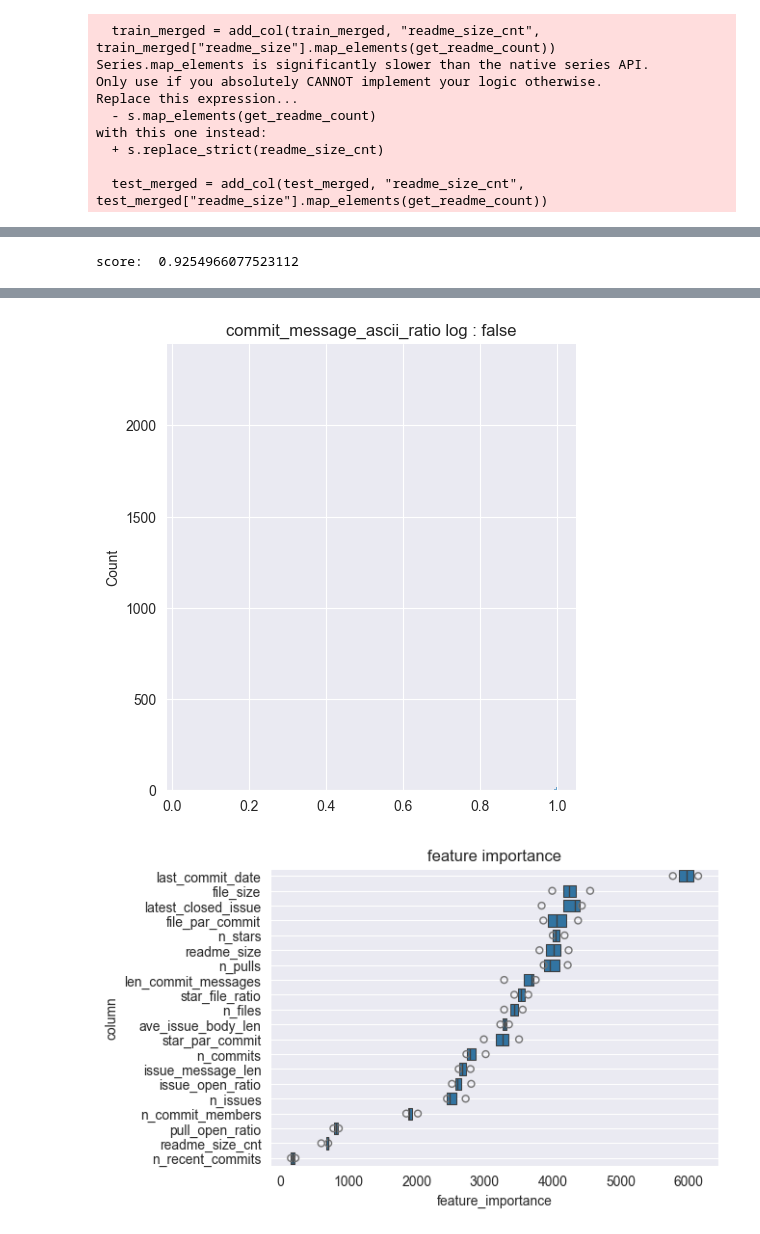
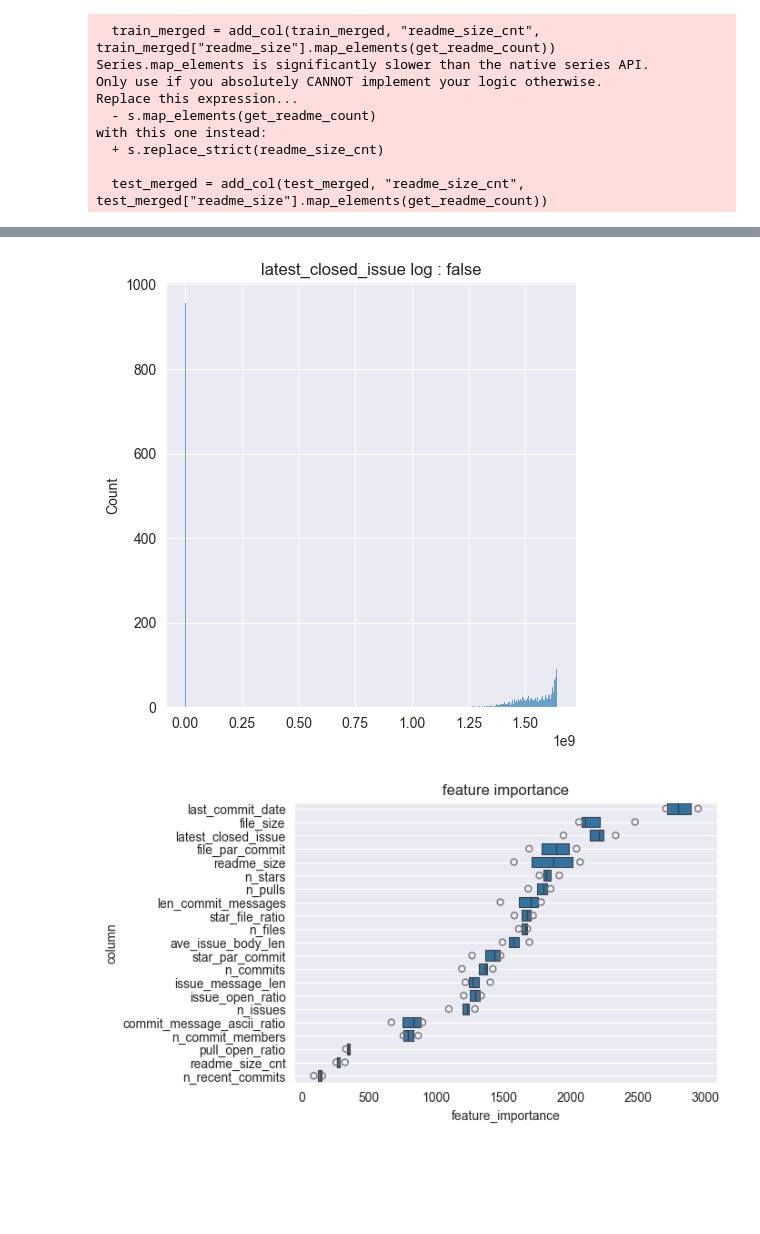
Before and after one commit to ZOI-dayo/traP-Nikkei-2025, a Jupyter notebook: main.ipynb, the cells around one changed output, grey strips where cells are left out. Saved outputs shown, nothing was run; the diff lists cells and outputs as text; code cells hidden in the pictures; blank space fills up the shorter version.

```diff
--- a/main.ipynb
+++ b/main.ipynb
@@ -124,7 +124,7 @@ with this one instead:
 # %%
 # コミット情報を読み取り
 print("コミット情報を読み取っています...")
-commits = pl.read_csv(DATA_DIR + 'commits_sampled_10.csv')
+commits = pl.read_csv(DATA_DIR + 'commits_sampled_1.csv')
 
 print("コミット情報を集計します...")
 
@@ -153,8 +153,7 @@ for row in commits.iter_rows(named=True):
                                                                                                 0) + 1
         if row["message"] is not None:
             repo_commit_message_sum[repo_name] = repo_commit_message_sum.get(repo_name, 0) + len(row["message"])
-            repo_commit_message_ascii_sum[repo_name] = repo_commit_message_ascii_sum.get(repo_name, 0) + len(
-                list(filter(lambda c: str(c).isascii(), list(row["message"]))))
+            repo_commit_message_ascii_sum[repo_name] = repo_commit_message_ascii_sum.get(repo_name, 0) + len(list(filter(lambda c : str(c).isascii(), list(row["message"]))))
         if date > 1640995200 - 31 * 24 * 60 * 60:  # 2022/1/1 = 1640995200
             repo_recent_commit_cnt[repo_name] = repo_recent_commit_cnt.get(repo_name, 0) + 1
 
@@ -408,13 +407,8 @@ import math
 # train_merged["n_issues_log"] = train_merged["n_issues"].apply(math.log)
 # test_merged["n_issues_log"] = test_merged["n_issues"].apply(math.log)
 # %%
-train_merged = add_col(train_merged, "commit_message_ascii_ratio",
-                       train_merged["len_commit_message_ascii"] / train_merged["len_commit_messages"])
-test_merged = add_col(test_merged, "commit_message_ascii_ratio",
-                      test_merged["len_commit_message_ascii"] / test_merged["len_commit_messages"])
-
-train_merged = add_col(train_merged, "commit_message_ascii_ratio_one", train_merged["commit_message_ascii_ratio"] == 1)
-test_merged = add_col(test_merged, "commit_message_ascii_ratio_one", test_merged["commit_message_ascii_ratio"] == 1)
+train_merged = add_col(train_merged, "commit_message_ascii_ratio", train_merged["len_commit_message_ascii"] / train_merged["len_commit_messages"])
+test_merged = add_col(test_merged, "commit_message_ascii_ratio", test_merged["len_commit_message_ascii"] / test_merged["len_commit_messages"])
 # %%
 
 import seaborn as sns
@@ -441,8 +435,7 @@ def show_dist(df, key, log):
 
 # show_dist(train_merged, "file_par_commit")
 
-print(train_merged["commit_message_ascii_ratio"])
-show_dist(train_merged, "commit_message_ascii_ratio", False)
+show_dist(train_merged, "latest_closed_issue", False)
 
 # KFoldでデータを分割
 kf = KFold(n_splits=4, shuffle=True, random_state=34)
@@ -451,7 +444,7 @@ kf = KFold(n_splits=4, shuffle=True, random_state=34)
 use_cols = ["n_stars", "n_files", "star_file_ratio", "n_commits", "file_par_commit", "last_commit_date",
             "n_commit_members", "n_issues", "n_pulls", "readme_size", "readme_size_cnt", "latest_closed_issue",
             "file_size", "issue_open_ratio", "pull_open_ratio", "len_commit_messages", "star_par_commit",
-            "n_recent_commits", "issue_message_len", "ave_issue_body_len"]
+            "n_recent_commits", "issue_message_len", "ave_issue_body_len", "commit_message_ascii_ratio"]
 target_col = "active"
 
 for train_index, valid_index in kf.split(train_merged):
@@ -508,7 +501,7 @@ def train_fold(train_X: pd.DataFrame, train_y: pd.Series, valid_X: pd.DataFrame,
         'feature_fraction': 0.8,
         'bagging_freq': 1,
         'bagging_fraction': 0.8,
-        'num_leaves': 63,
+        'num_leaves': 31,
         'random_state': 0,
         'num_iterations': 1000,
     }
@@ -659 +651,0 @@ Series: 'commit_message_ascii_ratio' [f64]
-score:  0.9254966077523112
@@ -662,2 +654,2 @@ score:  0.9254966077523112
-[figure, old version]
+[figure, new version]
-[figure, old version]
+[figure, new version]
```
Also changed, not shown: parts of 2 cells of this notebook, 1 other file.
